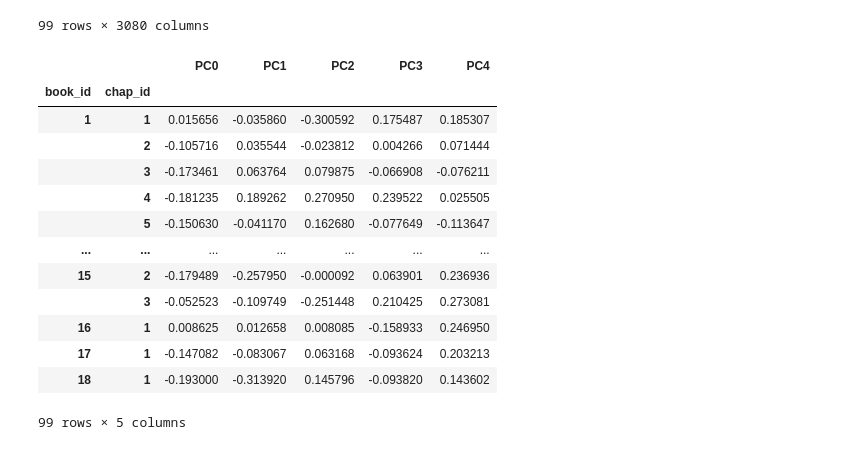
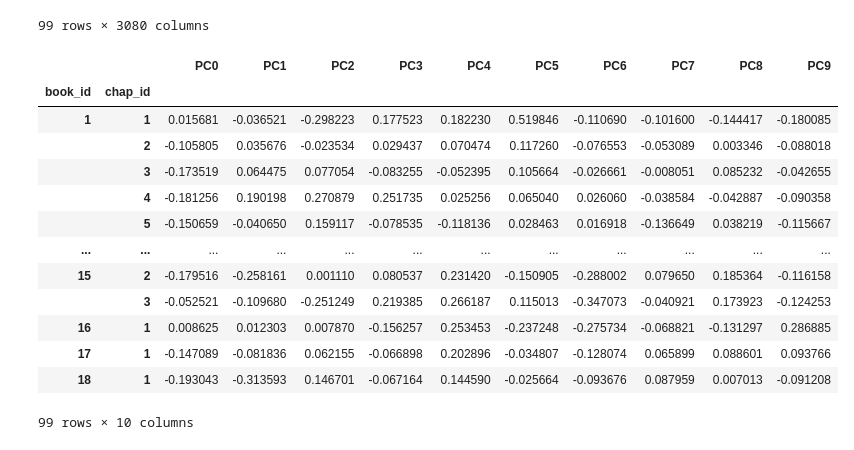
Before and after one commit to vishugp/Mahabharata_ETA, a Jupyter notebook: notebooks/03_PCA.ipynb, the cells around one changed output. Saved outputs shown, nothing was run; the diff lists cells and outputs as text; code cells hidden in the pictures.

```diff
--- a/notebooks/03_PCA.ipynb
+++ b/notebooks/03_PCA.ipynb
@@ -50,29 +51,29 @@ TFIDF
 99 rows × 3080 columns
 # %%
 from sklearn.decomposition import PCA
-n_comps = 5
+n_comps = 10
 
 
 pc_cols = [f"PC{i}" for i in range(n_comps)]
 pca_engine = PCA(n_components=n_comps)
 DCM = pd.DataFrame(pca_engine.fit_transform(TFIDF), index=TFIDF.index)
 DCM.columns = ['PC{}'.format(i) for i in DCM.columns]
 DCM
 # %% [output]
-|  |  | PC0 | PC1 | PC2 | PC3 | PC4 |
-| book_id | chap_id |  |  |  |  |  |
-| 1 | 1 | 0.015656 | -0.035860 | -0.300592 | 0.175487 | 0.185307 |
-|  | 2 | -0.105716 | 0.035544 | -0.023812 | 0.004266 | 0.071444 |
-|  | 3 | -0.173461 | 0.063764 | 0.079875 | -0.066908 | -0.076211 |
-|  | 4 | -0.181235 | 0.189262 | 0.270950 | 0.239522 | 0.025505 |
-|  | 5 | -0.150630 | -0.041170 | 0.162680 | -0.077649 | -0.113647 |
-| ... | ... | ... | ... | ... | ... | ... |
-| 15 | 2 | -0.179489 | -0.257950 | -0.000092 | 0.063901 | 0.236936 |
-|  | 3 | -0.052523 | -0.109749 | -0.251448 | 0.210425 | 0.273081 |
-| 16 | 1 | 0.008625 | 0.012658 | 0.008085 | -0.158933 | 0.246950 |
-| 17 | 1 | -0.147082 | -0.083067 | 0.063168 | -0.093624 | 0.203213 |
-| 18 | 1 | -0.193000 | -0.313920 | 0.145796 | -0.093820 | 0.143602 |
+|  |  | PC0 | PC1 | PC2 | PC3 | PC4 | PC5 | PC6 | PC7 | PC8 | PC9 |
+| book_id | chap_id |  |  |  |  |  |  |  |  |  |  |
+| 1 | 1 | 0.015681 | -0.036521 | -0.298223 | 0.177523 | 0.182230 | 0.519846 | -0.110690 | -0.101600 | -0.144417 | -0.180085 |
+|  | 2 | -0.105805 | 0.035676 | -0.023534 | 0.029437 | 0.070474 | 0.117260 | -0.076553 | -0.053089 | 0.003346 | -0.088018 |
+|  | 3 | -0.173519 | 0.064475 | 0.077054 | -0.083255 | -0.052395 | 0.105664 | -0.026661 | -0.008051 | 0.085232 | -0.042655 |
+|  | 4 | -0.181256 | 0.190198 | 0.270879 | 0.251735 | 0.025256 | 0.065040 | 0.026060 | -0.038584 | -0.042887 | -0.090358 |
+|  | 5 | -0.150659 | -0.040650 | 0.159117 | -0.078535 | -0.118136 | 0.028463 | 0.016918 | -0.136649 | 0.038219 | -0.115667 |
+| ... | ... | ... | ... | ... | ... | ... | ... | ... | ... | ... | ... |
+| 15 | 2 | -0.179516 | -0.258161 | 0.001110 | 0.080537 | 0.231420 | -0.150905 | -0.288002 | 0.079650 | 0.185364 | -0.116158 |
+|  | 3 | -0.052521 | -0.109680 | -0.251249 | 0.219385 | 0.266187 | 0.115013 | -0.347073 | -0.040921 | 0.173923 | -0.124253 |
+| 16 | 1 | 0.008625 | 0.012303 | 0.007870 | -0.156257 | 0.253453 | -0.237248 | -0.275734 | -0.068821 | -0.131297 | 0.286885 |
+| 17 | 1 | -0.147089 | -0.081836 | 0.062155 | -0.066898 | 0.202896 | -0.034807 | -0.128074 | 0.065899 | 0.088601 | 0.093766 |
+| 18 | 1 | -0.193043 | -0.313593 | 0.146701 | -0.067164 | 0.144590 | -0.025664 | -0.093676 | 0.087959 | 0.007013 | -0.091208 |
-99 rows × 5 columns
+99 rows × 10 columns
 # %%
 DCM = DCM.join(LIB2[['book_name','chap_name']], on=OHCO[:2])
 DCM = DCM.join(LIB, on=OHCO[:1])
```
Also changed, not shown: parts of 15 cells of this notebook, 5 other files.
